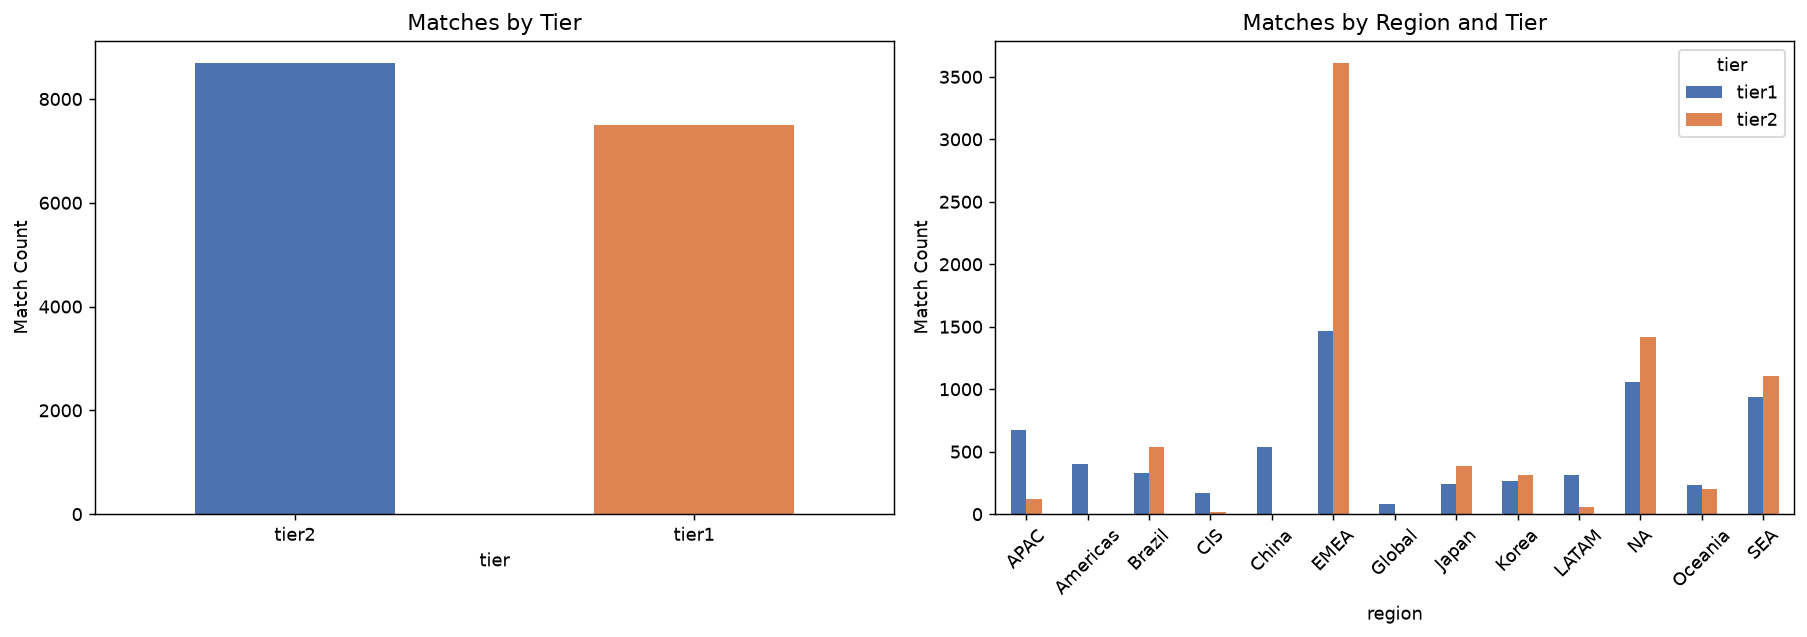
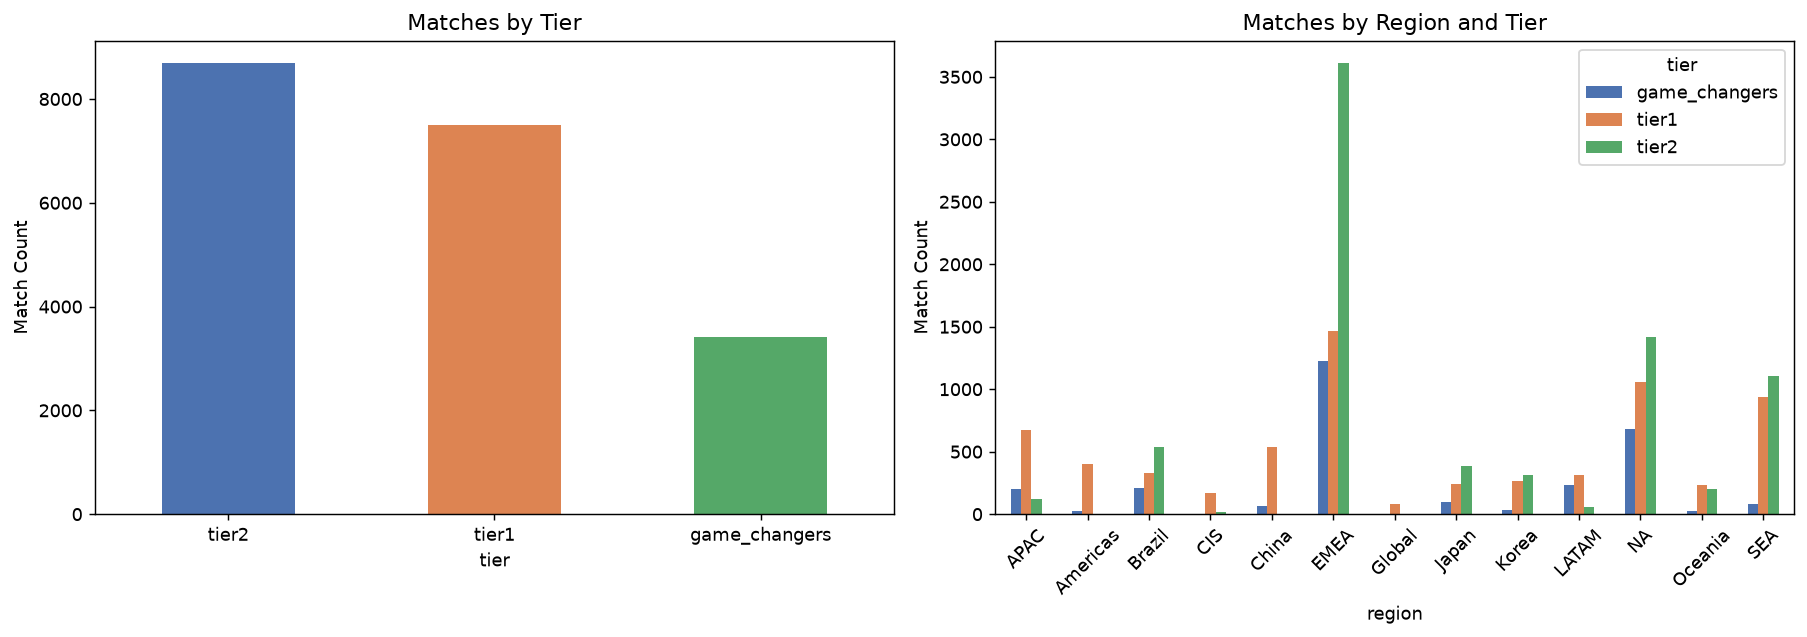
Unified diff of the notebook cell whose output changed from the first chart to the second:
--- before
+++ after
@@ -1,5 +1,5 @@
 # Plot: match count by tier and region
 fig, axes = plt.subplots(1, 2, figsize=(14, 5))
-working['tier'].value_counts().plot(kind='bar', ax=axes[0], color=['#4C72B0','#DD8452'])
+working['tier'].value_counts().plot(kind='bar', ax=axes[0], color=['#4C72B0','#DD8452','#55A868'])
 axes[0].set_title('Matches by Tier')
 axes[0].set_ylabel('Match Count')
@@ -7,5 +7,5 @@
 
 region_tier = working.groupby(['region','tier']).size().unstack(fill_value=0)
-region_tier.plot(kind='bar', ax=axes[1], color=['#4C72B0','#DD8452'])
+region_tier.plot(kind='bar', ax=axes[1], color=['#4C72B0','#DD8452','#55A868'])
 axes[1].set_title('Matches by Region and Tier')
 axes[1].set_ylabel('Match Count')

Commit: include game changers